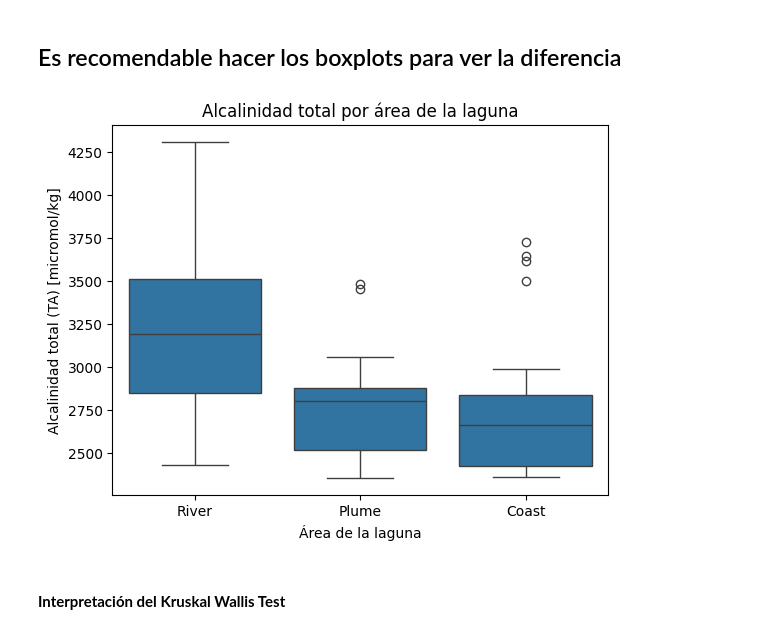
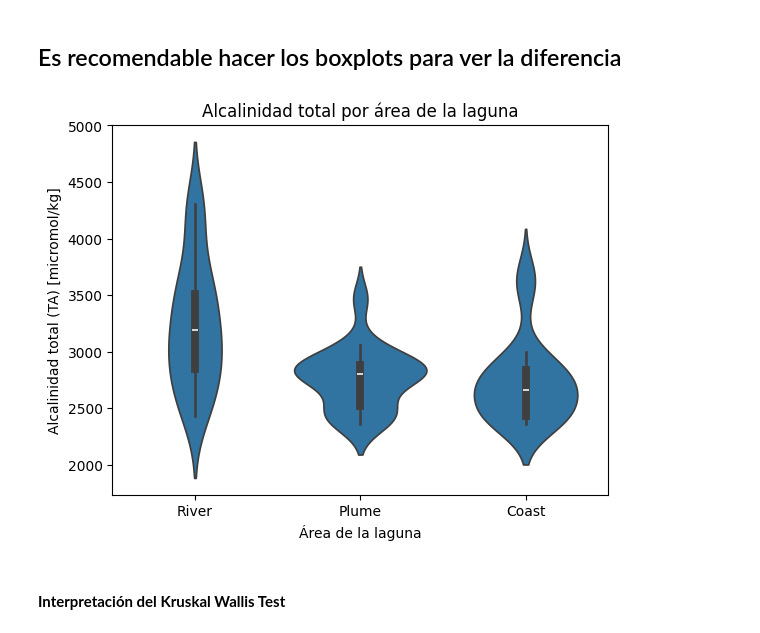
Before and after one commit to naolingh/Curso-Python-Estadistica, a Jupyter notebook: Tareas/Notes/NoteKruskal-Wallis-Test.ipynb, the cells around one changed output. Drawn from its saved outputs; the diff is of its cells as text; code cells hidden in the pictures.

```diff
--- a/Tareas/Notes/NoteKruskal-Wallis-Test.ipynb
+++ b/Tareas/Notes/NoteKruskal-Wallis-Test.ipynb
@@ -112,14 +114,15 @@ donde k = número de comparaciones.
 # %%
 import seaborn as sns
 import matplotlib.pyplot as plt
 
-sns.boxplot(x='area', y='ta_micromol_kg', data=CO2Data)
+#sns.boxplot(x='area', y='ta_micromol_kg', data=CO2Data)
+sns.violinplot(x='area', y='ta_micromol_kg', data=CO2Data)
 plt.xlabel("Área de la laguna")
 plt.ylabel("Alcalinidad total (TA) [micromol/kg]")
 plt.title("Alcalinidad total por área de la laguna")
 plt.show()
 # %% [output]
-[figure, old version]
+[figure, new version]
 # %%
 # Seleccionamos los datos de cada área de la laguna
 
```
Also changed, not shown: parts of 2 cells of this notebook, 1 other file.
